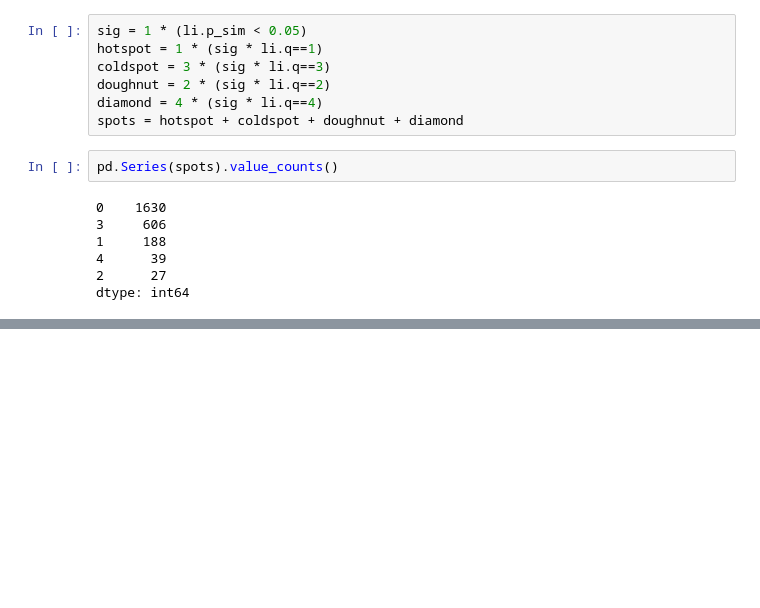
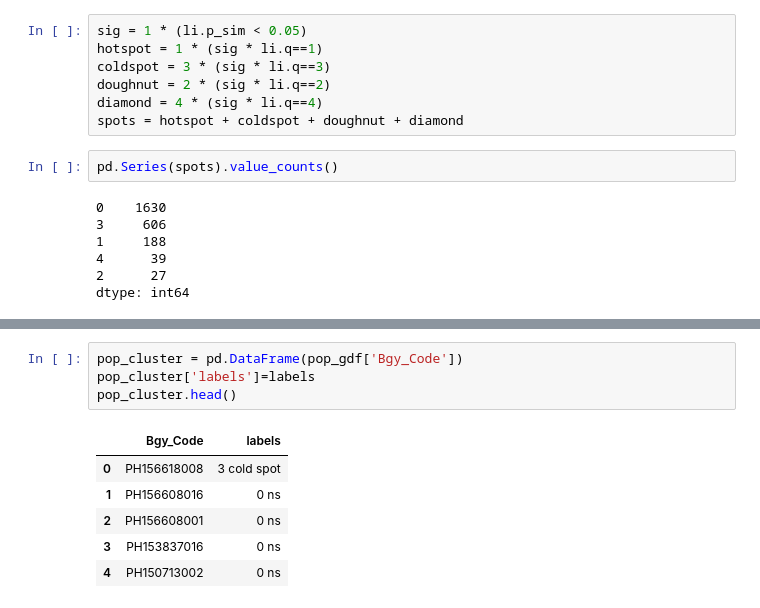
Before and after one commit to aldrinlambon/SAIV-BARMM, a Jupyter notebook: Spatial Analysis.ipynb, the cells around one changed output, grey strips where cells are left out. Drawn from its saved outputs; the diff is of its cells as text; blank space fills up the shorter version.

```diff
--- a/Spatial Analysis.ipynb
+++ b/Spatial Analysis.ipynb
@@ -141,0 +142,11 @@ plt.show()
+# %%
+pop_cluster = pd.DataFrame(pop_gdf['Bgy_Code'])
+pop_cluster['labels']=labels
+pop_cluster.head()
+# %% [output]
+|  | Bgy_Code | labels |
+| 0 | PH156618008 | 3 cold spot |
+| 1 | PH156608016 | 0 ns |
+| 2 | PH156608001 | 0 ns |
+| 3 | PH153837016 | 0 ns |
+| 4 | PH150713002 | 0 ns |
```
Also changed, not shown: parts of 2 cells of this notebook.
